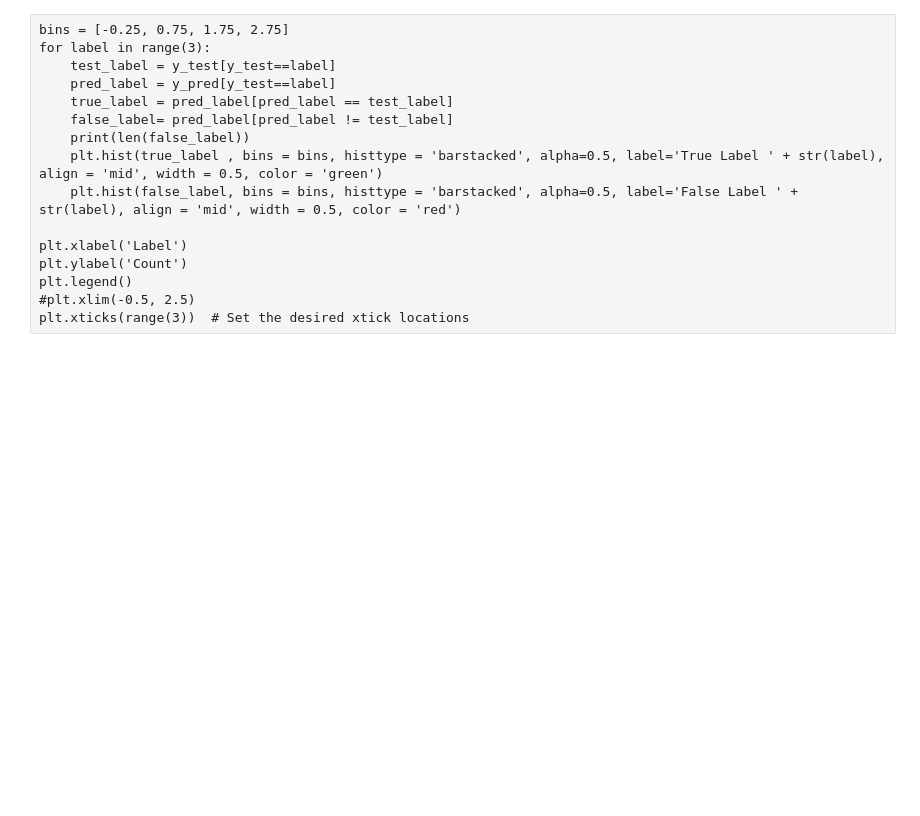
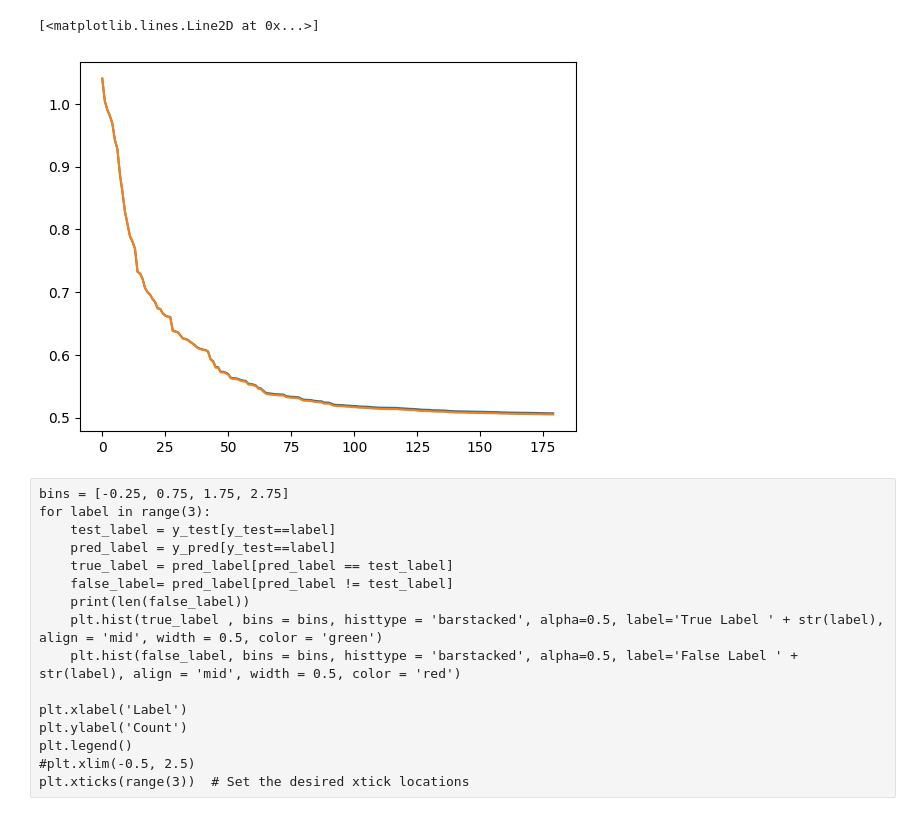
Before and after one commit to NiklasD/ML_Seminar, a Jupyter notebook: notebooks/02-07_XGB_optimization.ipynb, the cells around one changed output. Saved outputs shown, nothing was run; the diff lists cells and outputs as text; code cells hidden in the pictures; blank space fills up the shorter version.

```diff
--- a/notebooks/02-07_XGB_optimization.ipynb
+++ b/notebooks/02-07_XGB_optimization.ipynb
@@ -136,0 +136,2 @@ y_pred = xgb_model.predict(X_test)
+# %%
+history  = xgb_model.evals_result()
@@ -137,3 +162,9 @@ y_pred = xgb_model.predict(X_test)
+# %%
+plt.plot(history['validation_0']['mlogloss'], label='train')
+plt.plot(history['validation_1']['mlogloss'], label='test')
+# %% [output]
+[<matplotlib.lines.Line2D at 0x...>]
+[figure, added]
 # %% [raw]
 bins = [-0.25, 0.75, 1.75, 2.75]
 for label in range(3):
```
Also changed, not shown: parts of 17 cells of this notebook, 2 other files.
